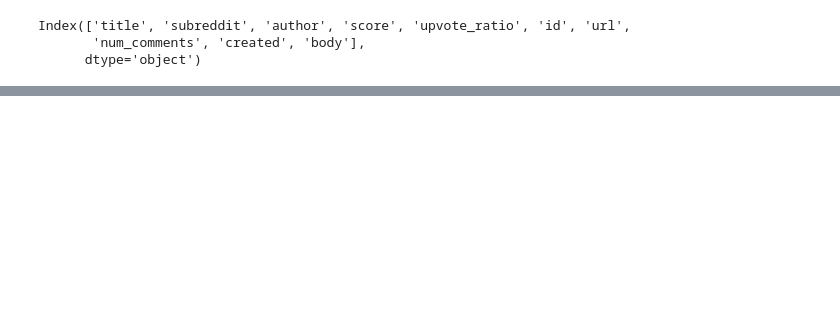
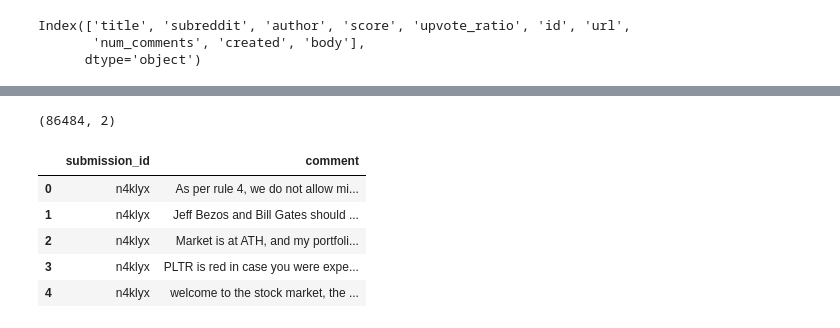
Before and after one commit to jbell1991/reddit-scraping, a Jupyter notebook: trends.ipynb, the cells around one changed output, grey strips where cells are left out. Cells and saved outputs as stored; diff of their text form; code cells hidden in the pictures; blank space fills up the shorter version.

```diff
--- a/trends.ipynb
+++ b/trends.ipynb
@@ -255,0 +281,11 @@ df['num_comments'].sum()
+# %%
+print(comments_df.shape)
+comments_df.head()
+# %% [output]
+(86484, 2)
+|  | submission_id | comment |
+| 0 | n4klyx | As per rule 4, we do not allow mi... |
+| 1 | n4klyx | Jeff Bezos and Bill Gates should ... |
+| 2 | n4klyx | Market is at ATH, and my portfoli... |
+| 3 | n4klyx | PLTR is red in case you were expe... |
+| 4 | n4klyx | welcome to the stock market, the ... |
```
Also changed, not shown: parts of 23 cells of this notebook, 2 other files.
